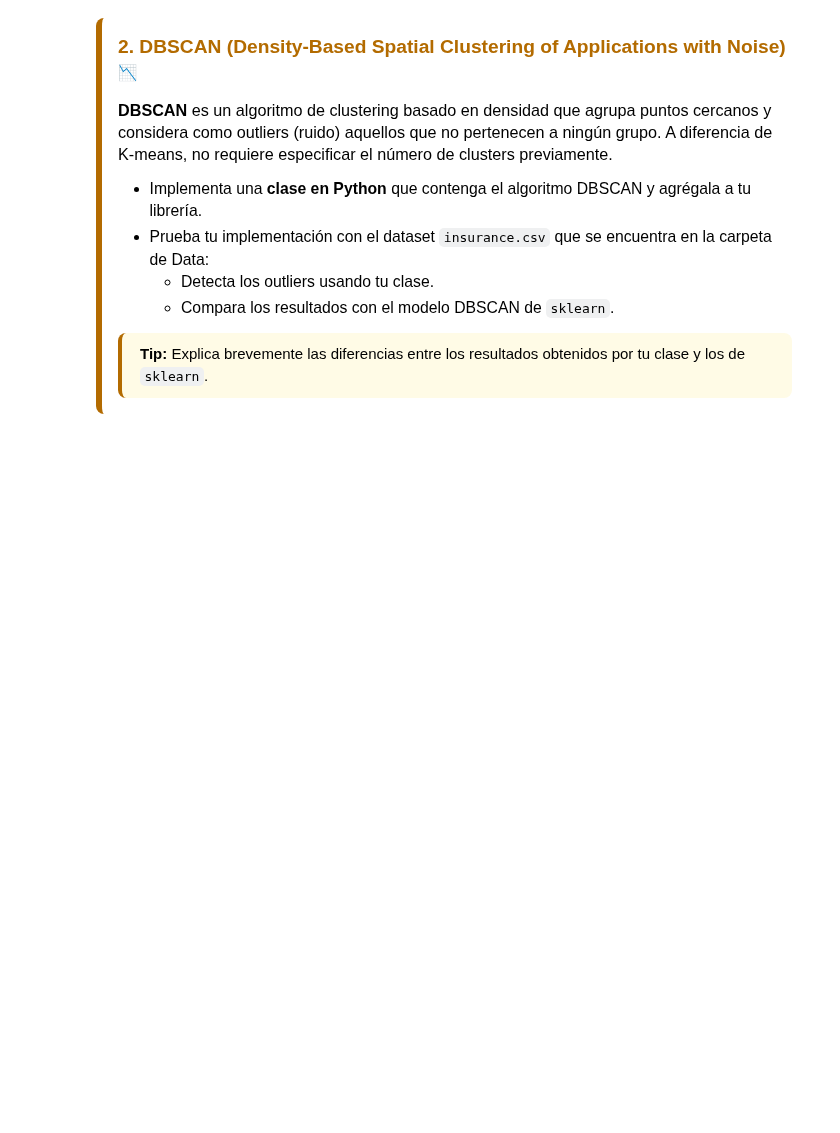
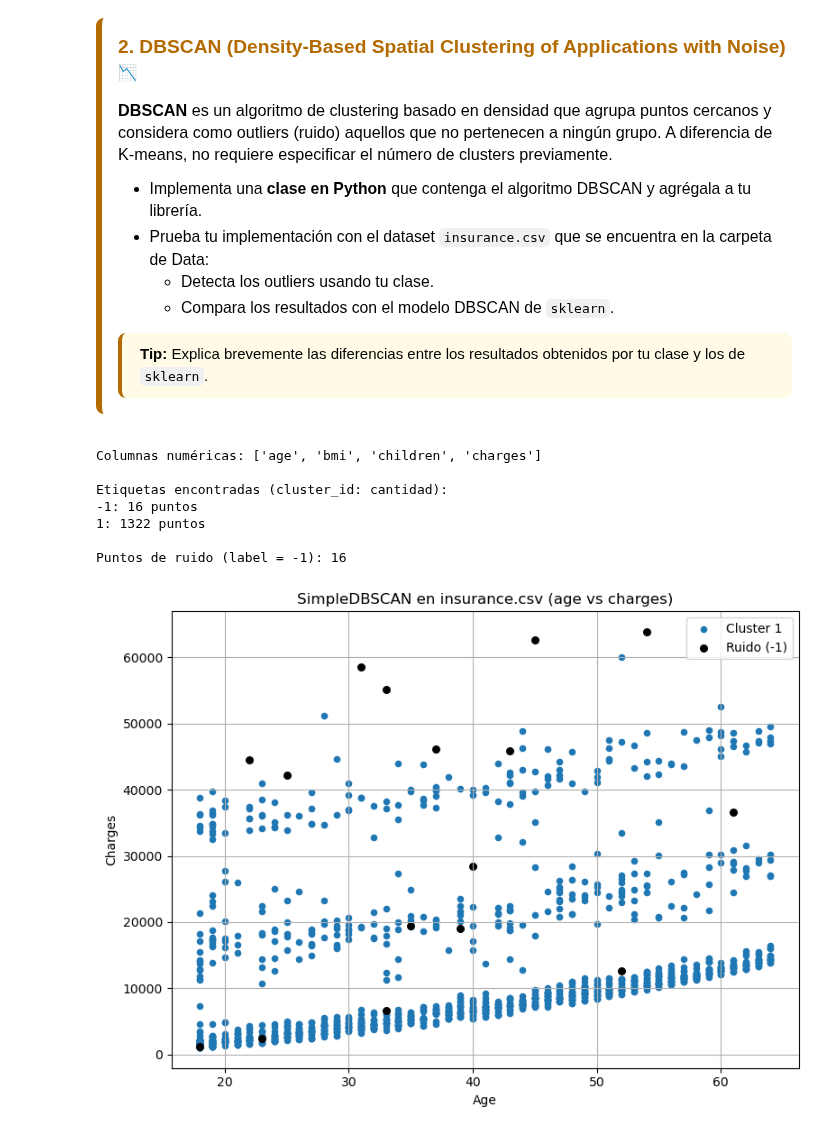
Before and after one commit to gdesirena/HyAIA_Repositorio_Clase, a Jupyter notebook: Uriel_Juarez/EjerciciosUJA/Tarea3_Algoritmos_Detección_Outliers_Multivariados.ipynb, the cells around one changed output. Saved outputs shown, nothing was run; the diff lists cells and outputs as text; code cells hidden in the pictures; blank space fills up the shorter version.

Commit message:
Tarea 3 implementacion de algoritmo DBSCAN etc

```diff
--- a/Uriel_Juarez/EjerciciosUJA/Tarea3_Algoritmos_Detección_Outliers_Multivariados.ipynb
+++ b/Uriel_Juarez/EjerciciosUJA/Tarea3_Algoritmos_Detección_Outliers_Multivariados.ipynb
@@ -298,0 +386,66 @@ En ambos graficos se muestran los mismos resultados, los outliers mas cargados a
+# %%
+df = pd.read_csv("insurance.csv")
+
+# Usamos solo columnas numéricas
+num_cols = df.select_dtypes(include=[np.number]).columns
+print("Columnas numéricas:", list(num_cols))
+
+X = df[num_cols].values
+
+# Escalar datos
+scaler = StandardScaler()
+X_scaled = scaler.fit_transform(X)
+
+db = AlgDBSCAN(eps=1.20, min_samples=20)
+db.fit(X_scaled)
+
+labels = db.labels_
+
+unique_labels, counts = np.unique(labels, return_counts=True)
+print("\nEtiquetas encontradas (cluster_id: cantidad):")
+for lab, cnt in zip(unique_labels, counts):
+    print(f"{lab}: {cnt} puntos")
+
+n_noise = np.sum(labels == -1)
+print("\nPuntos de ruido (label = -1):", n_noise)
+
+
+plt.figure(figsize=(8, 6))
+
+# Colores para clusters (ignorando el -1 por ahora)
+cluster_ids = [lab for lab in unique_labels if lab != -1]
+colors = plt.cm.tab10(np.linspace(0, 1, len(cluster_ids)))
+
+# Puntos de clusters
+for lab, col in zip(cluster_ids, colors):
+    mask = labels == lab
+    plt.scatter(df.loc[mask, "age"],
+                df.loc[mask, "charges"],
+                s=20,
+                label=f"Cluster {lab}",
+                c=[col])
+
+# Puntos de ruido
+mask_noise = labels == -1
+plt.scatter(df.loc[mask_noise, "age"],
+            df.loc[mask_noise, "charges"],
+            s=30,
+            c="black",
+            label="Ruido (-1)")
+
+plt.xlabel("Age")
+plt.ylabel("Charges")
+plt.title("SimpleDBSCAN en insurance.csv (age vs charges)")
+plt.legend()
+plt.grid(True)
+plt.tight_layout()
+plt.show()
+# %% [output]
+Columnas numéricas: ['age', 'bmi', 'children', 'charges']
+
+Etiquetas encontradas (cluster_id: cantidad):
+-1: 16 puntos
+1: 1322 puntos
+
+Puntos de ruido (label = -1): 16
+[figure, added]
```
Also changed, not shown: parts of 8 cells of this notebook.
